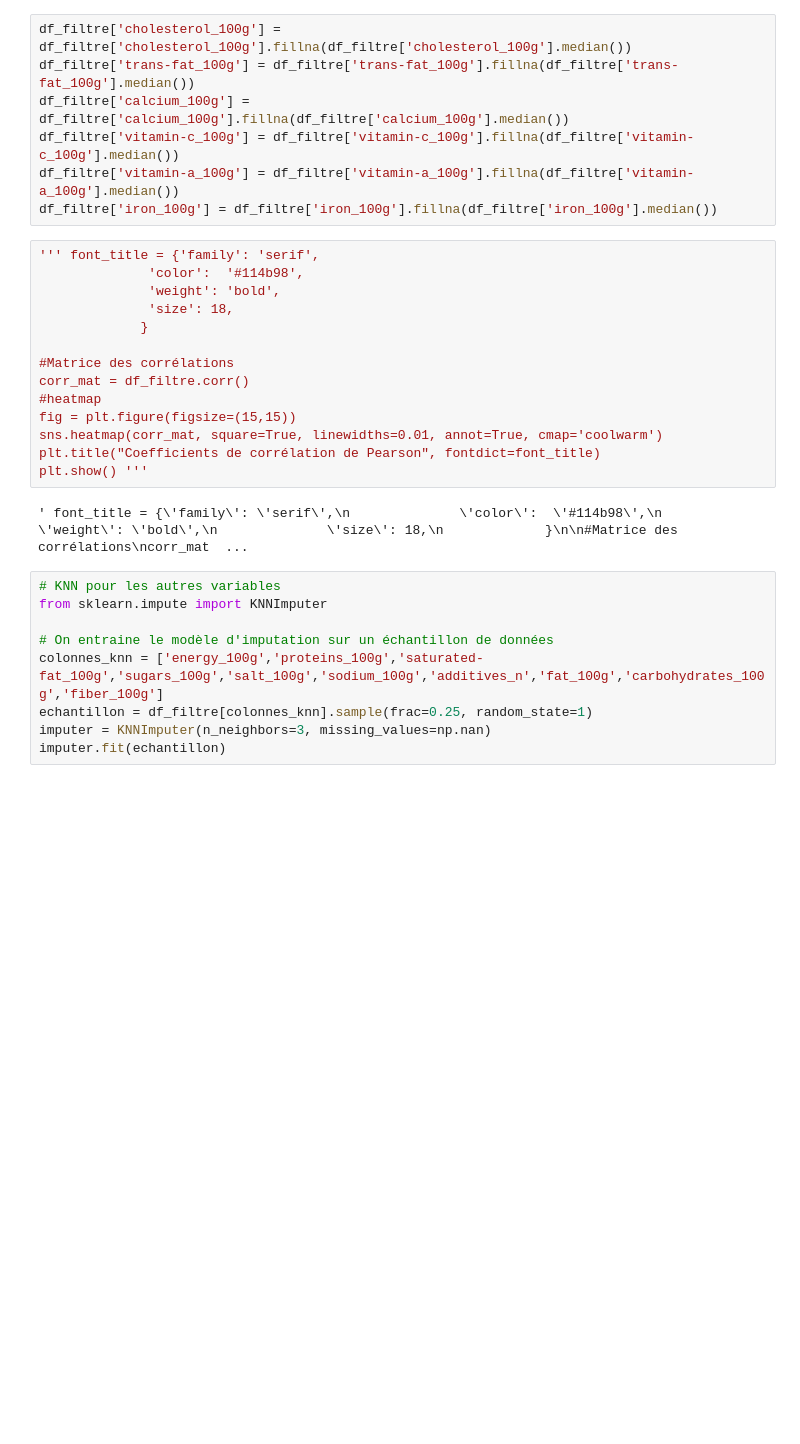
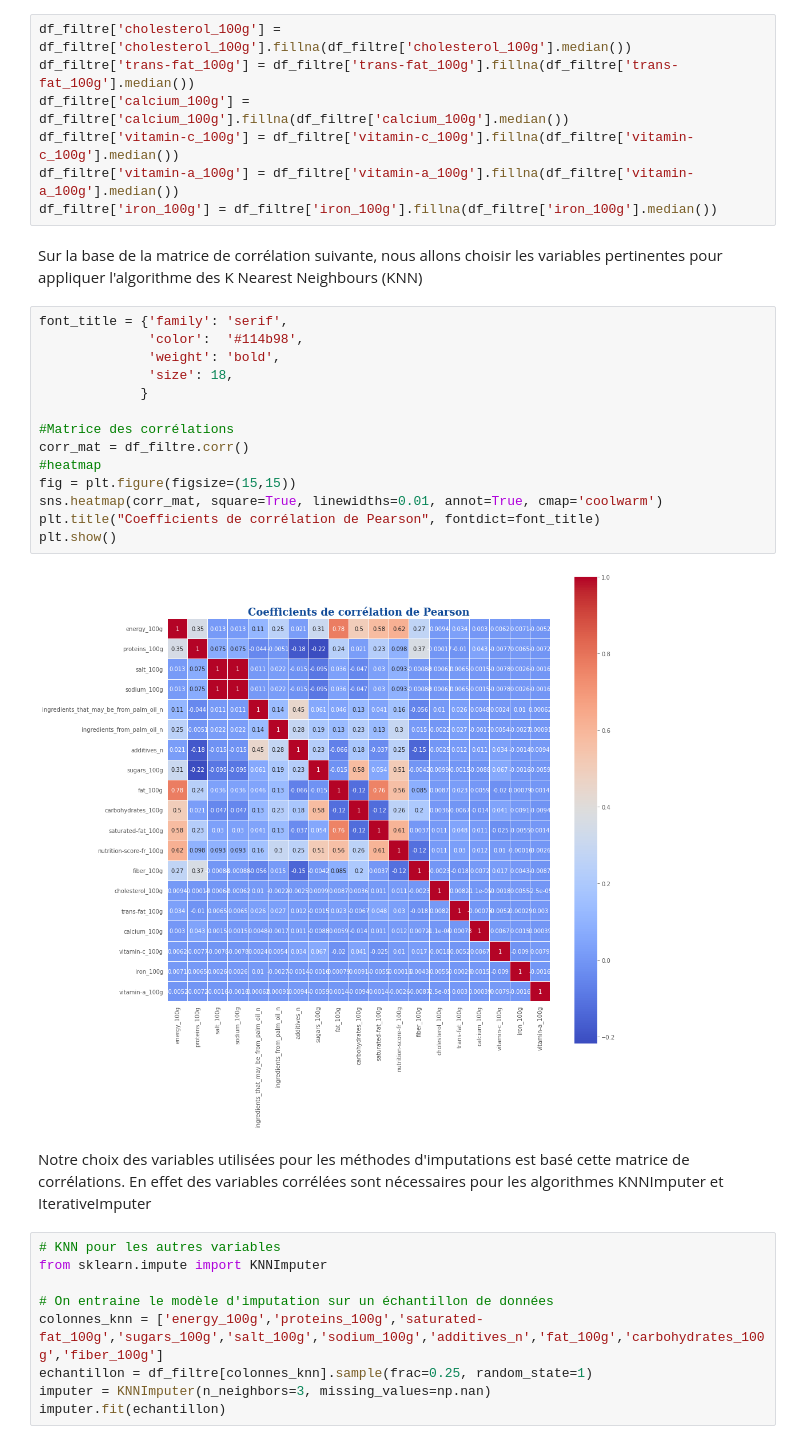
Before and after one commit to Bakarime27/app-sante-public, a Jupyter notebook: nettoyage_data_asp.ipynb, the cells around one changed output. Saved outputs shown, nothing was run; the diff lists cells and outputs as text; blank space fills up the shorter version.

```diff
--- a/nettoyage_data_asp.ipynb
+++ b/nettoyage_data_asp.ipynb
@@ -823,22 +768,26 @@ df_filtre['calcium_100g'] = df_filtre['calcium_100g'].fillna(df_filtre['calcium_
 df_filtre['vitamin-c_100g'] = df_filtre['vitamin-c_100g'].fillna(df_filtre['vitamin-c_100g'].median())
 df_filtre['vitamin-a_100g'] = df_filtre['vitamin-a_100g'].fillna(df_filtre['vitamin-a_100g'].median())
 df_filtre['iron_100g'] = df_filtre['iron_100g'].fillna(df_filtre['iron_100g'].median())
+# %% [markdown]
+Sur la base de la matrice de corrélation suivante, nous allons choisir les variables pertinentes pour appliquer l'algorithme des K Nearest Neighbours (KNN)
 # %%
-''' font_title = {'family': 'serif',
+font_title = {'family': 'serif',
               'color':  '#114b98',
               'weight': 'bold',
               'size': 18,
              }
 
 #Matrice des corrélations
 corr_mat = df_filtre.corr()
 #heatmap
 fig = plt.figure(figsize=(15,15))
 sns.heatmap(corr_mat, square=True, linewidths=0.01, annot=True, cmap='coolwarm')
 plt.title("Coefficients de corrélation de Pearson", fontdict=font_title)
-plt.show() '''
+plt.show()
 # %% [output]
-' font_title = {\'family\': \'serif\',\n              \'color\':  \'#114b98\',\n              \'weight\': \'bold\',\n              \'size\': 18,\n             }\n\n#Matrice des corrélations\ncorr_mat  ...
+[figure, added]
+# %% [markdown]
+Notre choix des variables utilisées pour les méthodes d'imputations est basé cette matrice de corrélations. En effet des variables corrélées sont nécessaires pour les algorithmes KNNImputer et IterativeImputer
 # %%
 # KNN pour les autres variables
 from sklearn.impute import KNNImputer
```
Also changed, not shown: parts of 52 cells of this notebook.
